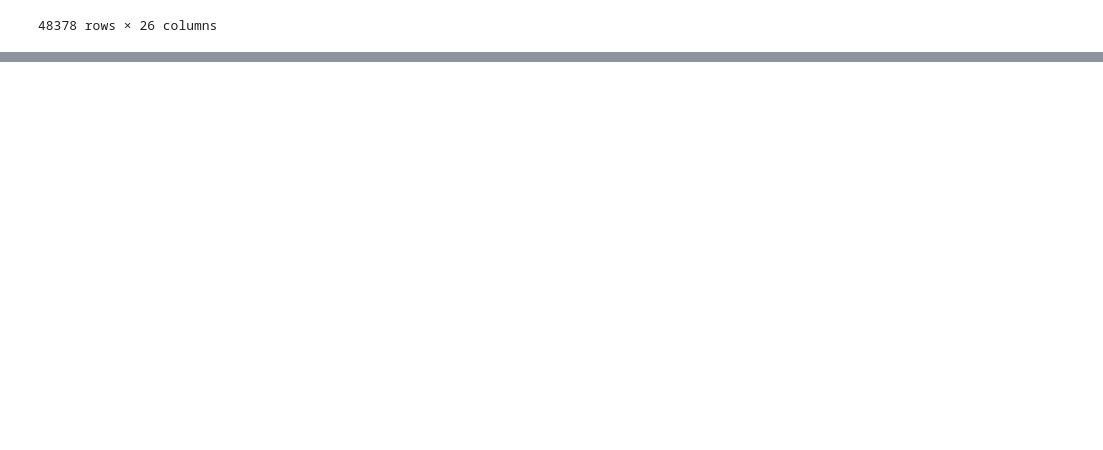
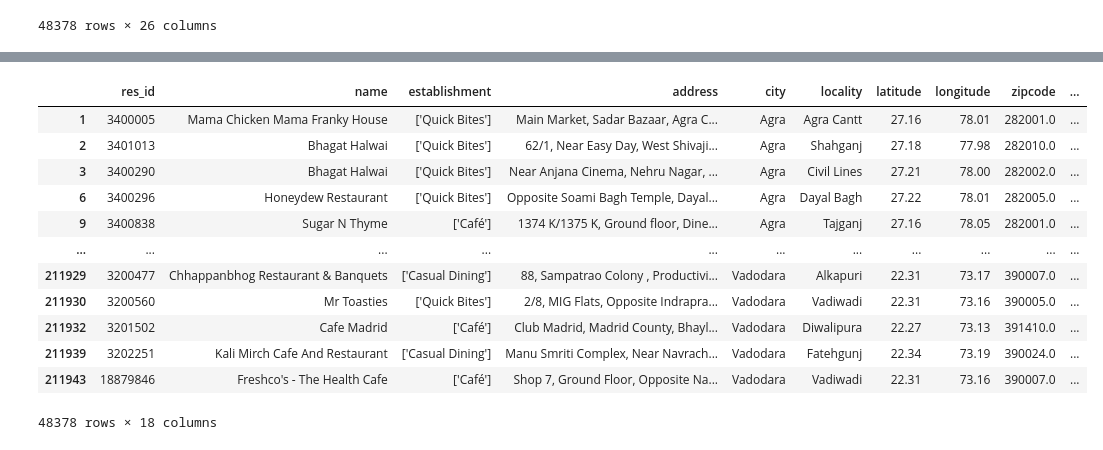
Before and after one commit to Parvashukla26/Zomato-Restaurant-EDA, a Jupyter notebook: Zomato_Restaurant_Data_Analysis.ipynb, the cells around one changed output, grey strips where cells are left out. Drawn from its saved outputs; the diff is of its cells as text; code cells hidden in the pictures; blank space fills up the shorter version.

Commit message:
Data Cleaned : Dropped unneccessary Columns

```diff
--- a/Zomato_Restaurant_Data_Analysis.ipynb
+++ b/Zomato_Restaurant_Data_Analysis.ipynb
@@ -146,0 +163,24 @@ df
+# %%
+df=df.drop(columns ='url')
+df=df.drop(columns ='country_id')
+df=df.drop(columns = 'city_id')
+df=df.drop(columns ='currency')
+df=df.drop(columns ='opentable_support')
+df=df.drop(columns ='delivery')
+df=df.drop(columns ='takeaway')
+df=df.drop(columns ='timings')
+df
+# %% [output]
+|  | res_id | name | establishment | address | city | locality | latitude | longitude | zipcode | ... |
+| 1 | 3400005 | Mama Chicken Mama Franky House | ['Quick Bites'] | Main Market, Sadar Bazaar, Agra C... | Agra | Agra Cantt | 27.16 | 78.01 | 282001.0 | ... |
+| 2 | 3401013 | Bhagat Halwai | ['Quick Bites'] | 62/1, Near Easy Day, West Shivaji... | Agra | Shahganj | 27.18 | 77.98 | 282010.0 | ... |
+| 3 | 3400290 | Bhagat Halwai | ['Quick Bites'] | Near Anjana Cinema, Nehru Nagar, ... | Agra | Civil Lines | 27.21 | 78.00 | 282002.0 | ... |
+| 6 | 3400296 | Honeydew Restaurant | ['Quick Bites'] | Opposite Soami Bagh Temple, Dayal... | Agra | Dayal Bagh | 27.22 | 78.01 | 282005.0 | ... |
+| 9 | 3400838 | Sugar N Thyme | ['Café'] | 1374 K/1375 K, Ground floor, Dine... | Agra | Tajganj | 27.16 | 78.05 | 282001.0 | ... |
+| ... | ... | ... | ... | ... | ... | ... | ... | ... | ... | ... |
+| 211929 | 3200477 | Chhappanbhog Restaurant & Banquets | ['Casual Dining'] | 88, Sampatrao Colony , Productivi... | Vadodara | Alkapuri | 22.31 | 73.17 | 390007.0 | ... |
+| 211930 | 3200560 | Mr Toasties | ['Quick Bites'] | 2/8, MIG Flats, Opposite Indrapra... | Vadodara | Vadiwadi | 22.31 | 73.16 | 390005.0 | ... |
+| 211932 | 3201502 | Cafe Madrid | ['Café'] | Club Madrid, Madrid County, Bhayl... | Vadodara | Diwalipura | 22.27 | 73.13 | 391410.0 | ... |
+| 211939 | 3202251 | Kali Mirch Cafe And Restaurant | ['Casual Dining'] | Manu Smriti Complex, Near Navrach... | Vadodara | Fatehgunj | 22.34 | 73.19 | 390024.0 | ... |
+| 211943 | 18879846 | Freshco's - The Health Cafe | ['Café'] | Shop 7, Ground Floor, Opposite Na... | Vadodara | Vadiwadi | 22.31 | 73.16 | 390007.0 | ... |
+48378 rows × 18 columns
```
Also changed, not shown: parts of 1 cell of this notebook.
